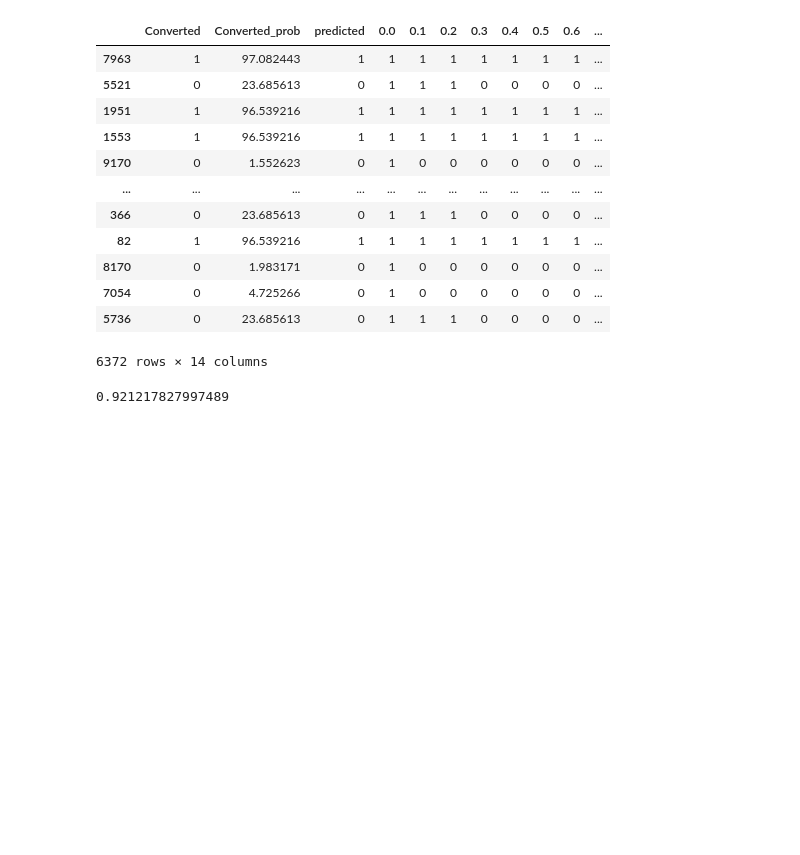
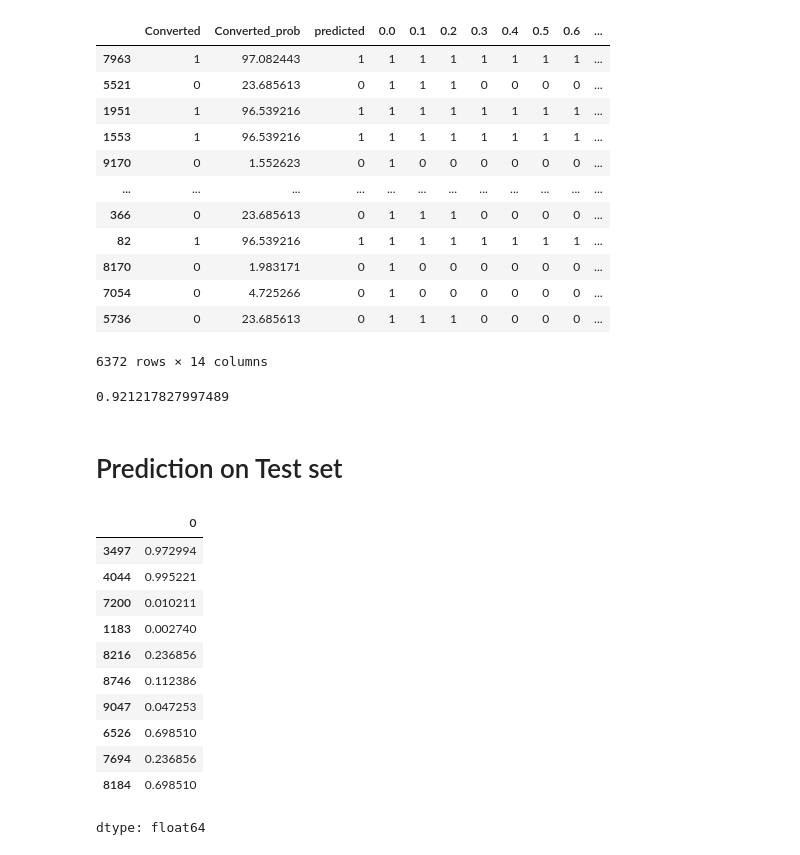
Before and after one commit to Rajeswar7913/GitHub-test, a Jupyter notebook: Lead_Score.ipynb, the cells around one changed output. Drawn from its saved outputs; the diff is of its cells as text; code cells hidden in the pictures; blank space fills up the shorter version.

```diff
--- a/Lead_Score.ipynb
+++ b/Lead_Score.ipynb
@@ -1071,3 +1071,7 @@ y_train_pred_final5
 print(metrics.accuracy_score(y_train_pred_final5.Converted, y_train_pred_final5['final_predict']))
 # %% [output]
 0.921217827997489
+# %% [markdown]
+# Prediction on Test set
+# %%
+X_test = X_test[X_train5.drop('const',axis=1).columns]
@@ -1073,0 +1081,17 @@ print(metrics.accuracy_score(y_train_pred_final5.Converted, y_train_pred_final5[
+# %%
+# Getting the predicted values on the test set
+y_test_pred = res5.predict(X_test)
+y_test_pred[:10]
+# %% [output]
+|  | 0 |
+| 3497 | 0.972994 |
+| 4044 | 0.995221 |
+| 7200 | 0.010211 |
+| 1183 | 0.002740 |
+| 8216 | 0.236856 |
+| 8746 | 0.112386 |
+| 9047 | 0.047253 |
+| 6526 | 0.698510 |
+| 7694 | 0.236856 |
+| 8184 | 0.698510 |
+dtype: float64
```
Also changed, not shown: parts of 5 cells of this notebook.
